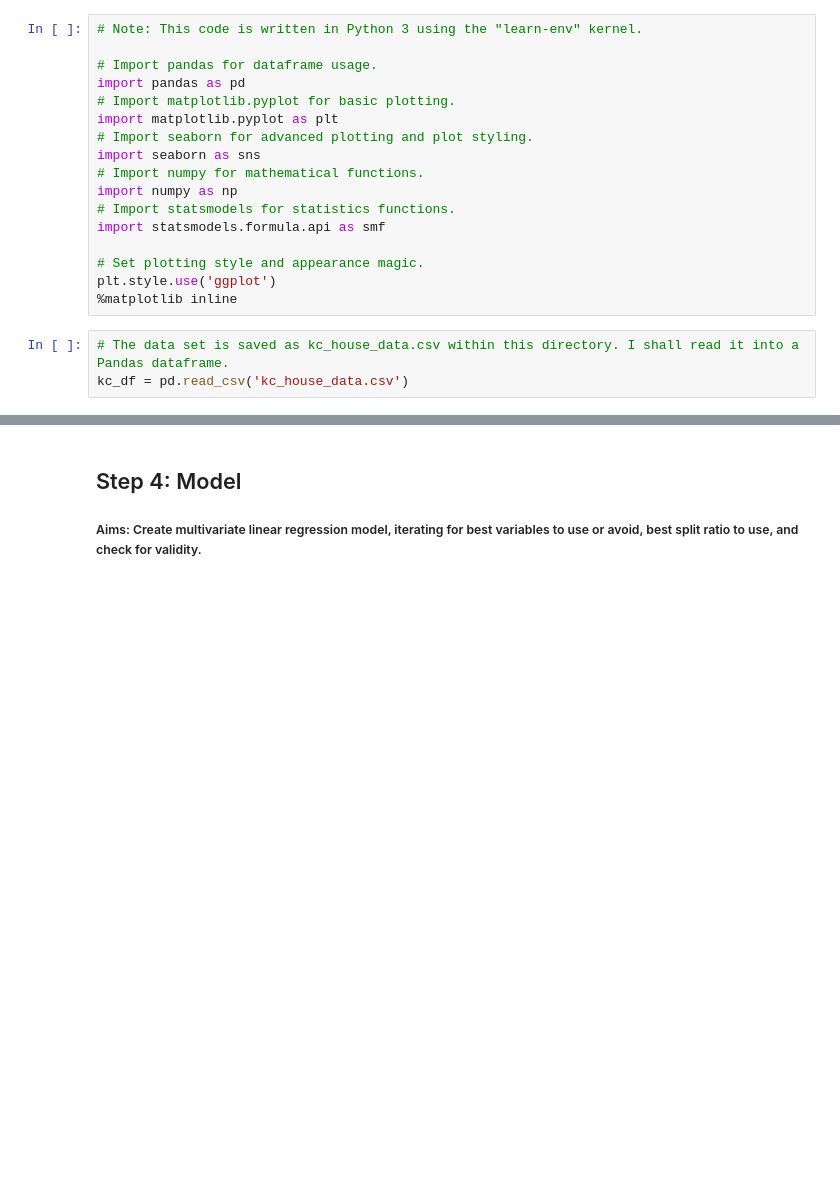
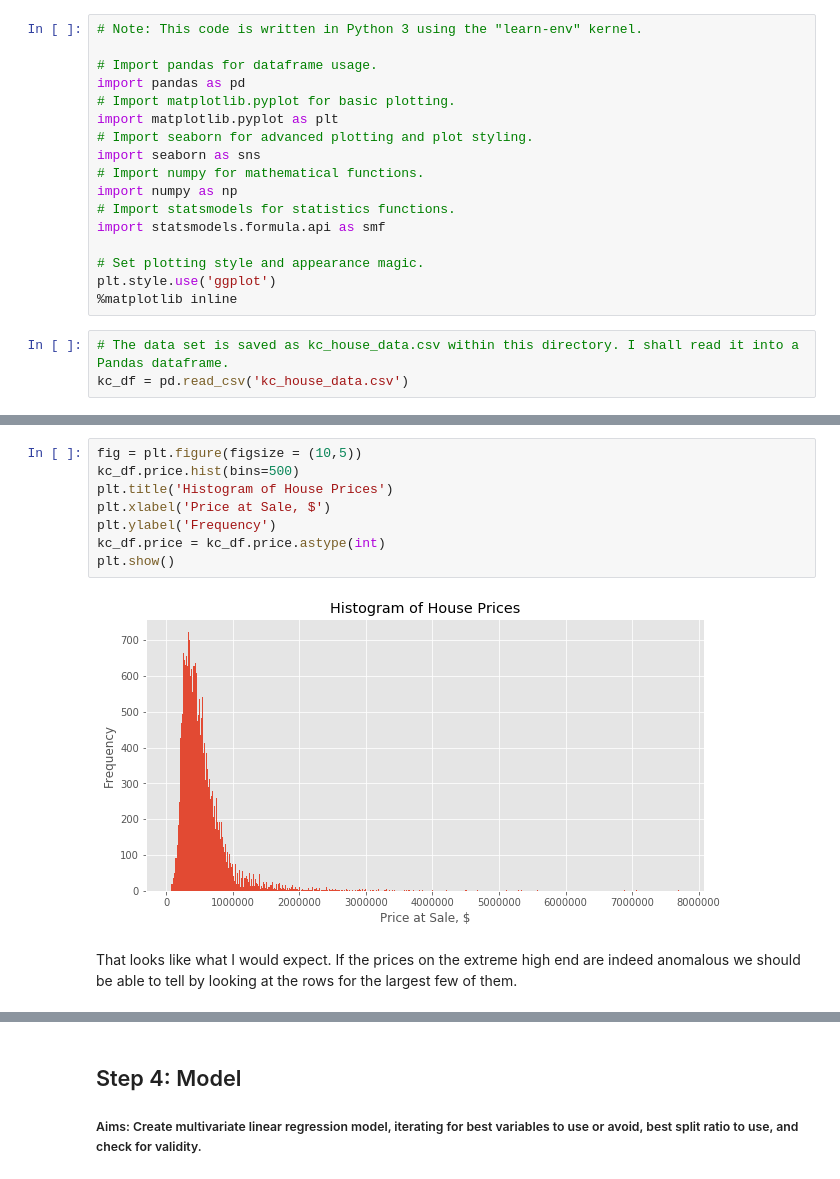
Before and after one commit to MatthewCFreeman/Project-1-KC-Housing-Data, a Jupyter notebook: Project-1-Notebook.ipynb, the cells around one changed output, grey strips where cells are left out. Saved outputs shown, nothing was run; the diff lists cells and outputs as text; blank space fills up the shorter version.

```diff
--- a/Project-1-Notebook.ipynb
+++ b/Project-1-Notebook.ipynb
@@ -330,0 +155,12 @@ kc_df.sqft_above.hist()
+# %%
+fig = plt.figure(figsize = (10,5))
+kc_df.price.hist(bins=500)
+plt.title('Histogram of House Prices')
+plt.xlabel('Price at Sale, $')
+plt.ylabel('Frequency')
+kc_df.price = kc_df.price.astype(int)
+plt.show()
+# %% [output]
+[figure, added]
+# %% [markdown]
+That looks like what I would expect. If the prices on the extreme high end are indeed anomalous we should be able to tell by looking at the rows for the largest few of them.
```
Also changed, not shown: parts of 80 cells of this notebook.
